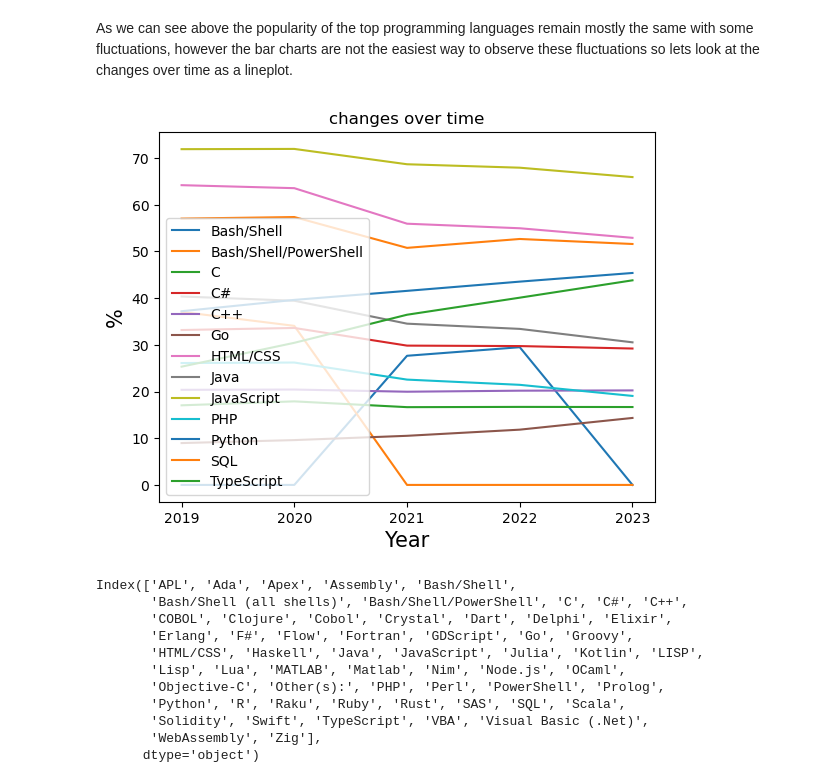
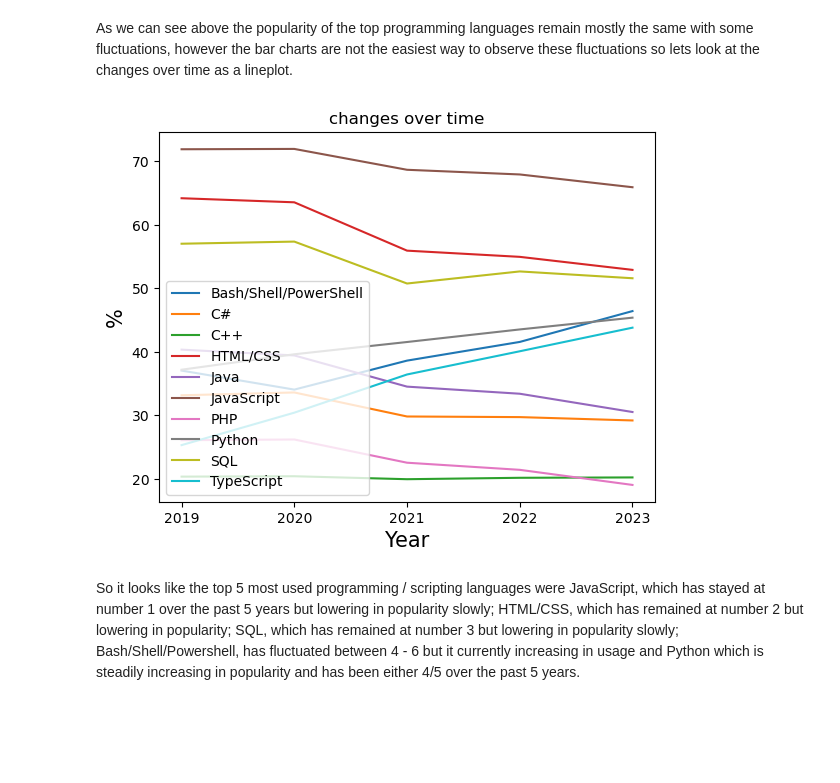
Before and after one commit to Duella12345/stack-overflow-pay, a Jupyter notebook: HighPayLanguagesStats.ipynb, the cells around one changed output. Drawn from its saved outputs; the diff is of its cells as text; code cells hidden in the pictures; blank space fills up the shorter version.

```diff
--- a/HighPayLanguagesStats.ipynb
+++ b/HighPayLanguagesStats.ipynb
@@ -37,5 +43,9 @@ df_2020.head()
 
 # schema_2023.head()
 
-df_2020.columns
+df_2023.columns
+
+df_2023['CurrencyCode'] = df_2023['Currency'].str[:3]
+
+df_2023['CurrencyCode']
 # %% [output]
@@ -182,9 +210,9 @@ developers_20 = df_2020.loc[df_2020['MainBranch'] == 'I am a developer by profes
 developers_19 = df_2019.loc[df_2019['MainBranch'] == 'I am a developer by profession']
 
 # drop nas split into list and explode into rows
-language_count_dev_23 = developers_23.LanguageHaveWorkedWith.dropna(axis=0, how='any').str.split(';').explode()
-language_count_dev_22 = developers_22.LanguageHaveWorkedWith.dropna(axis=0, how='any').str.split(';').explode()
-language_count_dev_21 = developers_21.LanguageHaveWorkedWith.dropna(axis=0, how='any').str.split(';').explode()
+language_count_dev_23 = developers_23.LanguageHaveWorkedWith.dropna(axis=0, how='any').str.split(';').explode().replace({'Bash/Shell (all shells)': 'Bash/Shell/PowerShell', 'PowerShell': 'Bash/Shell/PowerShell'})
+language_count_dev_22 = developers_22.LanguageHaveWorkedWith.dropna(axis=0, how='any').str.split(';').explode().replace({'Bash/Shell': 'Bash/Shell/PowerShell', 'PowerShell': 'Bash/Shell/PowerShell'})
+language_count_dev_21 = developers_21.LanguageHaveWorkedWith.dropna(axis=0, how='any').str.split(';').explode().replace({'Bash/Shell': 'Bash/Shell/PowerShell', 'PowerShell': 'Bash/Shell/PowerShell'})
 language_count_dev_20 = developers_20.LanguageWorkedWith.dropna(axis=0, how='any').str.split(';').explode()
 language_count_dev_19 = developers_19.LanguageWorkedWith.dropna(axis=0, how='any').str.split(';').explode()
 #count values
@@ -223,9 +251,9 @@ ax13.set_title("top 20 languages developers have worked with in 2019")
 ax13.yaxis.set_major_formatter(mtick.PercentFormatter())
 
 # drop nas split into list and explode into rows
-language_want_count_dev_23 = developers_23.LanguageWantToWorkWith.dropna(axis=0, how='any').str.split(';').explode()
-language_want_count_dev_22 = developers_22.LanguageWantToWorkWith.dropna(axis=0, how='any').str.split(';').explode()
-language_want_count_dev_21 = developers_21.LanguageWantToWorkWith.dropna(axis=0, how='any').str.split(';').explode()
+language_want_count_dev_23 = developers_23.LanguageWantToWorkWith.dropna(axis=0, how='any').str.split(';').explode().replace({'Bash/Shell (all shells)': 'Bash/Shell/PowerShell', 'PowerShell': 'Bash/Shell/PowerShell'})
+language_want_count_dev_22 = developers_22.LanguageWantToWorkWith.dropna(axis=0, how='any').str.split(';').explode().replace({'Bash/Shel': 'Bash/Shell/PowerShell', 'PowerShell': 'Bash/Shell/PowerShell'})
+language_want_count_dev_21 = developers_21.LanguageWantToWorkWith.dropna(axis=0, how='any').str.split(';').explode().replace({'Bash/Shell': 'Bash/Shell/PowerShell', 'PowerShell': 'Bash/Shell/PowerShell'})
 language_want_count_dev_20 = developers_20.LanguageDesireNextYear.dropna(axis=0, how='any').str.split(';').explode()
 language_want_count_dev_19 = developers_19.LanguageDesireNextYear.dropna(axis=0, how='any').str.split(';').explode()
 #count values
@@ -268,46 +296,30 @@ plt.show()
 # %% [markdown]
 As we can see above the popularity of the top programming languages remain mostly the same with some fluctuations, however the bar charts are not the easiest way to observe these fluctuations so lets look at the changes over time as a lineplot.
 # %%
-# language_count_dev_23 = language_count_dev_23.value_counts()
-# language_count_dev_22 = language_count_dev_22.value_counts()
-# language_count_dev_21 = language_count_dev_21.value_counts()
-# language_count_dev_20 = language_count_dev_20.value_counts()
-# language_count_dev_19 = language_count_dev_19.value_counts()
 
 # Creating a dictionary by passing Series objects as values
 frame = {'2019': language_count_dev_19 * 100/ developers_19.LanguageWorkedWith.dropna(axis=0, how='any').shape[0],
          '2020': language_count_dev_20 * 100/ developers_20.LanguageWorkedWith.dropna(axis=0, how='any').shape[0],
          '2021': language_count_dev_21 * 100/ developers_21.LanguageHaveWorkedWith.dropna(axis=0, how='any').shape[0],
          '2022': language_count_dev_22 * 100/ developers_22.LanguageHaveWorkedWith.dropna(axis=0, how='any').shape[0],
          '2023': language_count_dev_23 * 100/ developers_23.LanguageHaveWorkedWith.dropna(axis=0, how='any').shape[0]}
 
 # Creating DataFrame by passing Dictionary
 result = pd.DataFrame(frame).fillna(0)
 
 # Printing elements of Dataframe
 for i, row in enumerate(result.index):
-    if (result.iloc[i].sum() > 50):
+    if (result.iloc[i].sum() > 100):
         plt.plot(result.columns, result.iloc[i], label=row)
 
 
 plt.xlabel('Year', fontsize=15)
 plt.ylabel('%', fontsize=15)
 plt.legend(loc="lower left")
 plt.title('changes over time')
 
 plt.show()
-
-result.index
 # %% [output]
-[figure, old version]
+[figure, new version]
-Index(['APL', 'Ada', 'Apex', 'Assembly', 'Bash/Shell',
-       'Bash/Shell (all shells)', 'Bash/Shell/PowerShell', 'C', 'C#', 'C++',
-       'COBOL', 'Clojure', 'Cobol', 'Crystal', 'Dart', 'Delphi', 'Elixir',
-       'Erlang', 'F#', 'Flow', 'Fortran', 'GDScript', 'Go', 'Groovy',
-       'HTML/CSS', 'Haskell', 'Java', 'JavaScript', 'Julia', 'Kotlin', 'LISP',
-       'Lisp', 'Lua', 'MATLAB', 'Matlab', 'Nim', 'Node.js', 'OCaml',
-       'Objective-C', 'Other(s):', 'PHP', 'Perl', 'PowerShell', 'Prolog',
-       'Python', 'R', 'Raku', 'Ruby', 'Rust', 'SAS', 'SQL', 'Scala',
-       'Solidity', 'Swift', 'TypeScript', 'VBA', 'Visual Basic (.Net)',
-       'WebAssembly', 'Zig'],
-      dtype='object')
+# %% [markdown]
+So it looks like the top 5 most used programming / scripting languages were JavaScript, which has stayed at number 1 over the past 5 years but lowering in popularity slowly; HTML/CSS, which has remained at number 2 but lowering in popularity; SQL, which has remained at number 3 but lowering in popularity slowly; Bash/Shell/Powershell, has fluctuated between 4  - 6 but it currently increasing in usage and Python which is steadily increasing in popularity and has been either 4/5 over the past 5 years.
```
Also changed, not shown: parts of 9 cells of this notebook.
